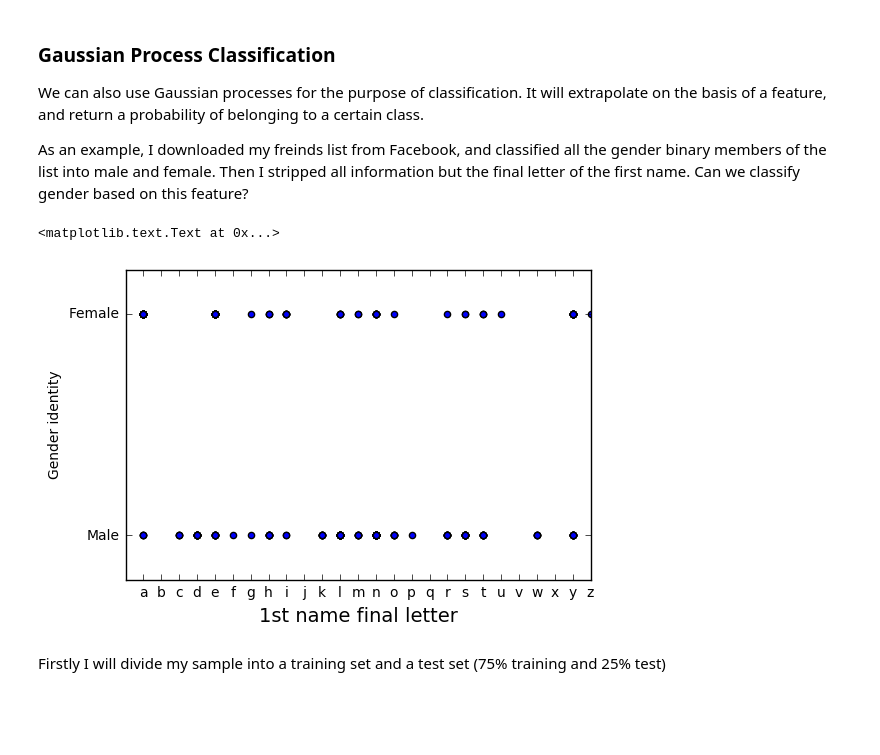
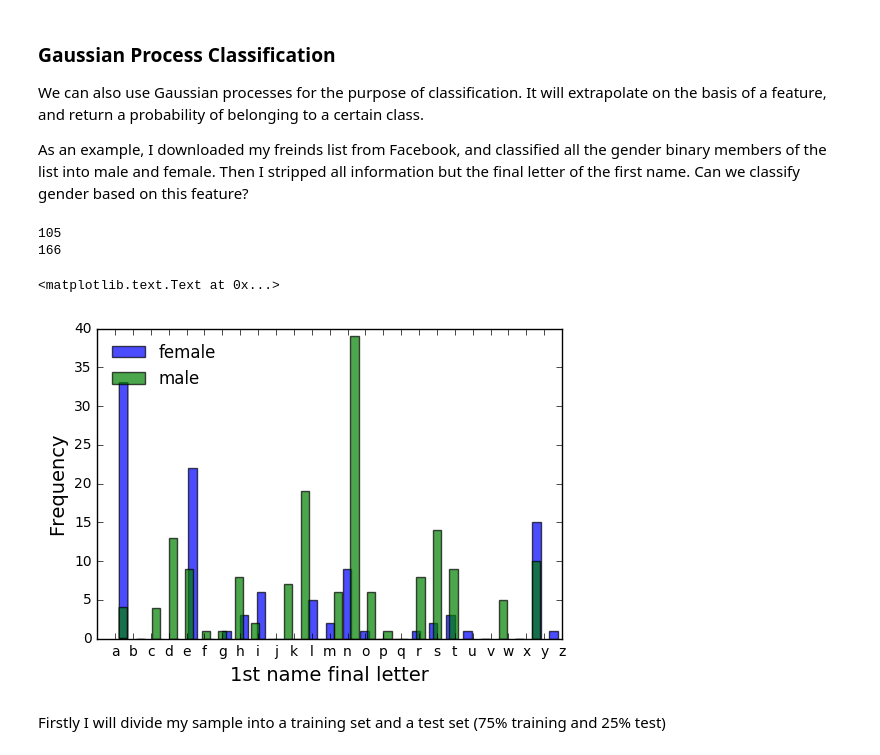
Before and after one commit to dparkins/ANITA-Gaussian-Process-Lecture, a Jupyter notebook: ANITA-GPR.ipynb, the cells around one changed output. Drawn from its saved outputs; the diff is of its cells as text; code cells hidden in the pictures; blank space fills up the shorter version.

Commit message:
Updated Juypter notebook to display histogram of final letter of first name by gender

```diff
--- a/ANITA-GPR.ipynb
+++ b/ANITA-GPR.ipynb
@@ -560,36 +560,47 @@ We can also use Gaussian processes for the purpose of classification. It will ex
 As an example, I downloaded my freinds list from Facebook, and classified all the gender binary members of the list into male and female. Then I stripped all information but the final letter of the first name. Can we classify gender based on this feature?
 # %%
 import csv
-
+from itertools import compress
+import operator
 final_letter_first_name = []
 final_letter_last_name = []
 gender_list = []
 
 with open('facebook_data_anonymous.csv','rb') as csv_file:
     rowreader = csv.reader(csv_file, delimiter=' ')
     for row in rowreader:
         final_letter_first_name.append(ord(row[0])-96)
         final_letter_last_name.append(ord(row[1])-96)
         if row[2] == 'M':
             gender_list.append(0)
         else:
             gender_list.append(1)
 
 %matplotlib inline
+female_final_letter = list(compress(final_letter_first_name,gender_list))
+print len(female_final_letter)
+inverted_gender_list = map(operator.not_,gender_list)
+male_final_letter = list(compress(final_letter_first_name,inverted_gender_list))
+print len(male_final_letter)
 gender_list = np.array(gender_list, dtype=np.float32)
 lab_fontsize = 14
 ax = plt.subplot(1,1,1)
-plt.scatter(final_letter_first_name,gender_list)
+n,bins, patches  = plt.hist(female_final_letter,26,histtype='bar',alpha=0.7,label='female',rwidth=0.5)
+n,bins, patches  = plt.hist(male_final_letter,26,histtype='bar',alpha=0.7,label='male',rwidth=0.5)
 plt.xlabel('1st name final letter',fontsize=lab_fontsize)
 plt.xlim(0,26)
-plt.yticks([0,1],['Male','Female'])
+handles, labels = ax.get_legend_handles_labels()
+plt.legend(handles=handles,frameon=False,loc=2)
+#plt.yticks([0,1],['Male','Female'])
 plt.xticks([1,2,3,4,5,6,7,8,9,10,11,12,13,14,15,16,17,18,19,20,21,22,23,24,25,26],
            ['a','b','c','d','e','f','g','h','i','j','k','l','m','n','o',
            'p','q','r','s','t','u','v','w','x','y','z'])
-plt.ylabel('Gender identity')
+plt.ylabel('Frequency',fontsize=lab_fontsize)
 # %% [output]
-<matplotlib.text.Text at 0x...>
+105
+166
+<matplotlib.text.Text at 0x...>
-[figure, old version]
+[figure, new version]
 # %% [markdown]
 Firstly I will divide my sample into a training set and a test set (75% training and 25% test)
 # %%
```
